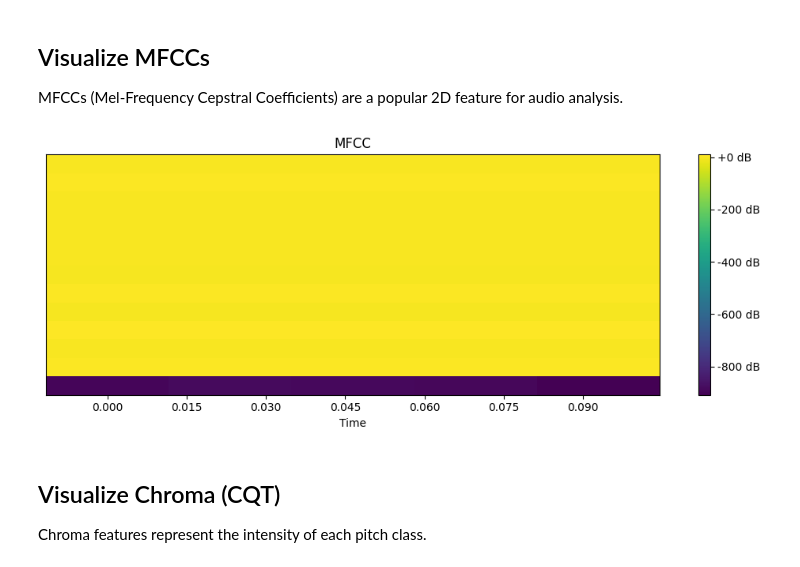
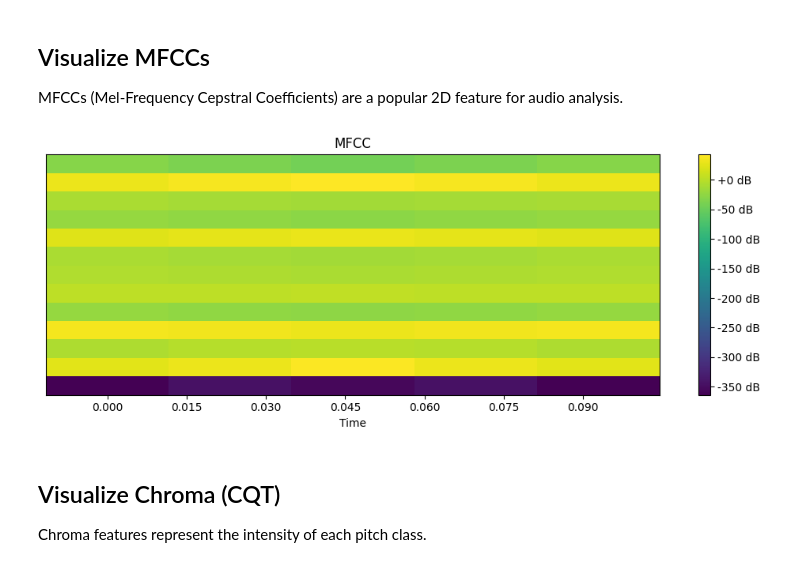
Before and after one commit to danilodsp/AFX, a Jupyter notebook: notebooks/feature_2d_visualization_demo.ipynb, the cells around one changed output. Saved outputs shown, nothing was run; the diff lists cells and outputs as text; code cells hidden in the pictures.

```diff
--- a/notebooks/feature_2d_visualization_demo.ipynb
+++ b/notebooks/feature_2d_visualization_demo.ipynb
@@ -33,8 +33,10 @@ audio_file = os.path.join(audio_path, 'audio', sample['filename'])
 config = load_config(config_full_path)
 signal, sr = load_audio(audio_file, sr=config['sample_rate'])
 # %%
-# Extract features
-features = extract_all_features(signal, sr, config)
+# Extract features with original shapes for visualization
+config_with_shape = config.copy()
+config_with_shape['preserve_shape'] = True
+features = extract_all_features(signal, sr, config_with_shape)
 
 print(f"Loaded audio: {audio_file}, Sample rate: {sr}")
 # %% [output]
@@ -49,18 +51,11 @@ MFCCs (Mel-Frequency Cepstral Coefficients) are a popular 2D feature for audio a
 # %%
 if 'mfcc' in features:
     mfcc = features['mfcc']
-    # Ensure MFCC is 2D for visualization
-    if mfcc.ndim == 1:
-        # Get the number of MFCC coefficients from the config or set a default
-        n_mfcc = config.get('n_mfcc', 13)
-        #n_mfcc = 13  # Default or from config
-        mfcc = mfcc.reshape((n_mfcc, -1))
-    n_frames = mfcc.shape[1]
-    plot_mfcc(mfcc, sr)
+    plot_mfcc(features['mfcc'].mean(axis=2), sr)
 else:
     print('MFCC not found in extracted features.')
 # %% [output]
-[figure, old version]
+[figure, new version]
 # %% [markdown]
 ## Visualize Chroma (CQT)
 Chroma features represent the intensity of each pitch class.
```
Also changed, not shown: parts of 3 cells of this notebook, 2 other files.
